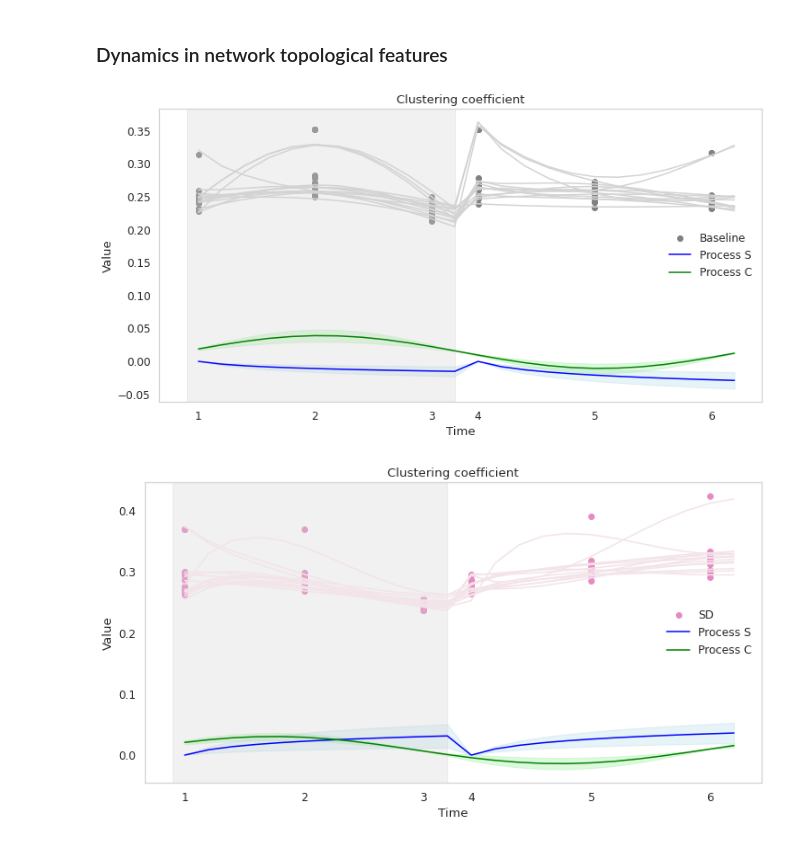
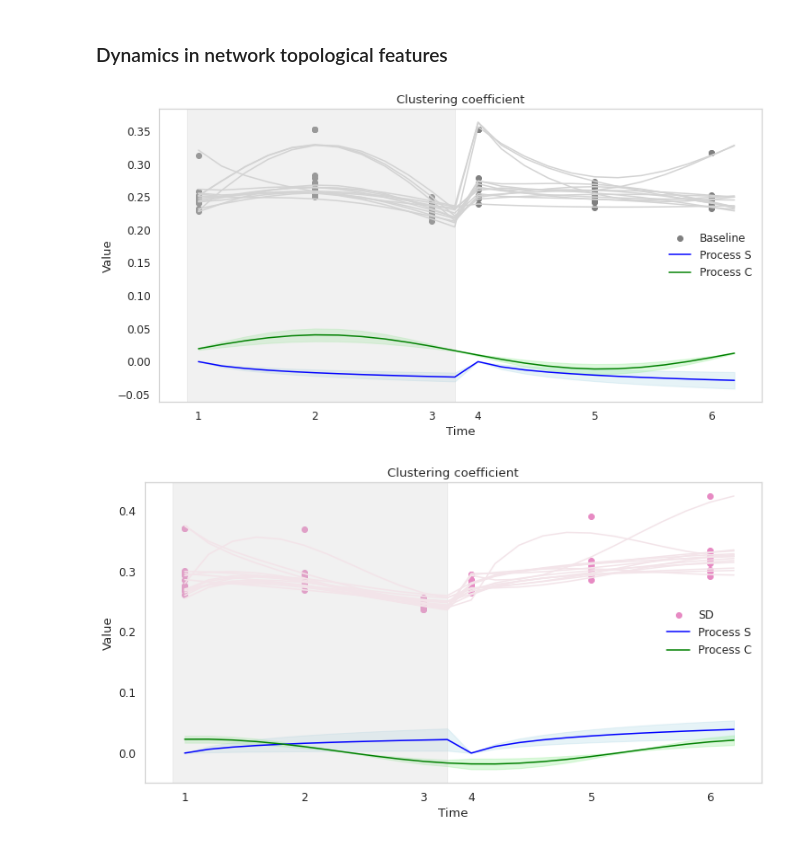
Before and after one commit to BISL-jypark/dynamics-in-sleep, a Jupyter notebook: src/sleep-deprivation-study.ipynb, the cells around one changed output. Saved outputs shown, nothing was run; the diff lists cells and outputs as text; code cells hidden in the pictures.

```diff
--- a/src/sleep-deprivation-study.ipynb
+++ b/src/sleep-deprivation-study.ipynb
@@ -430,7 +430,7 @@ def df_interpolate(dic):
 def func(x, a, b, c, d, e):
     return a + b*np.log(x) + c*np.cos(2*math.pi*(x+d)/24) + e
 
-def curve_fitting(subject_dict, time=None, func=func):
+def curve_fitting(subject_dict, time=None, f=func):
     if time == 'night' :
         dict_df = {'BS':pd.DataFrame(subject_dict['BS']).T[[0,1,2]], 'SD':pd.DataFrame(subject_dict['SD']).T[[0,1,2]]}
     elif time == 'day':
@@ -449,9 +449,10 @@ def curve_fitting(subject_dict, time=None, func=func):
             else :
                 xdata = np.array([0,4,8,12,16,20,24,28,32,36]) + 1
                 ydata = dict_df[prot].loc[subject].tolist()
-            if func == func_norm : popt, pcov = curve_fit(func_norm, xdata, ydata, absolute_sigma=True)
-            elif func == func_delay : popt, pcov = curve_fit(func_delay, xdata, ydata, absolute_sigma=True)
-            else : popt, pcov = curve_fit(func, xdata, ydata, absolute_sigma=True)
+            if f == func : popt, pcov = curve_fit(func, xdata, ydata, absolute_sigma=True)
+            else :
+                if f == func_norm : popt, pcov = curve_fit(func_norm, xdata, ydata)
+                elif f == func_delay : popt, pcov = curve_fit(func_delay, xdata, ydata) #, bounds=([-np.inf, -np.inf, 0, -np.inf], np.inf)
             Hparam[prot][subject] = popt
             std_err[prot][subject] = np.sqrt(np.diag(pcov))
     return Hparam, std_err
@@ -588,11 +589,11 @@ def circa_func(x, a, b, c, d):
     return a + b*np.cos(2*np.pi*x/24 + c) + d
 
 def func_norm(x, a, b, c, e):
-    d = 6
+    d = 2 * math.pi #The circadian peak is normally located at night.
     return a + b*np.log(x) + c*np.cos(2*math.pi*(x - d)/24) + e
 
 def func_delay(x, a, b, c, e):
-    d = 1
+    d = 1/2 * math.pi #The circadian peak is delayed when sleep is deprived.
     return a + b*np.log(x) + c*np.cos(2*math.pi*(x - d)/24) + e
 # %%
 Hparam_CC_night = {'BS':None, 'SD':None}; Hparam_CC_day = {'BS':None, 'SD':None}
@@ -609,8 +610,8 @@ df_night = pd.DataFrame(CC_subjects['BS']).T[[0,1,2]]
 df_night.columns = [1,6,11]; df_night = fillna(df_night, col=[i+1 for i in range(12)])
 df_day = pd.DataFrame(CC_subjects['BS']).T[[3,4,5]]
 df_day.columns = [1,6,11]; df_day = fillna(df_day, col=[i+1 for i in range(12)])
-Hparam_CC_night = curve_fitting(CC_subjects, time='night', func=func_norm)[0]
-Hparam_CC_day = curve_fitting(CC_subjects, time='day', func=func_norm)[0]
+Hparam_CC_night = curve_fitting(CC_subjects, time='night', f=func_norm)[0]
+Hparam_CC_day = curve_fitting(CC_subjects, time='day', f=func_norm)[0]
 
 fig, ax = plt.subplots()
 time = np.array([1,6,11,13,18,23])
@@ -642,9 +643,10 @@ plt.title("Clustering coefficient")
 plt.legend(frameon=False)
 plt.xlabel("Time"); plt.ylabel("Value")
 plt.xticks(time,[1,2,3,4,5,6])
+plt.savefig('../results/dynamics_cc_BS.png', dpi=300)
 plt.show()
 # %% [output]
-[figure, old version]
+[figure, new version]
 # %%
 # Dynamics in Clustering coefficient for SD group
 sns.set(rc={"figure.figsize":(12, 6), 'axes.edgecolor': 'lightgrey', 'axes.facecolor':'None'}, font_scale=1.1)
@@ -653,42 +655,43 @@ df_night = pd.DataFrame(CC_subjects['SD']).T[[0,1,2]]
 df_night.columns = [1,6,11]; df_night = fillna(df_night, col=[i+1 for i in range(12)])
 df_day = pd.DataFrame(CC_subjects['SD']).T[[3,4,5]]
 df_day.columns = [1,6,11]; df_day = fillna(df_day, col=[i+1 for i in range(12)])
-Hparam_CC_night = curve_fitting(CC_subjects, time='night', func=func_delay)[0]
-Hparam_CC_day = curve_fitting(CC_subjects, time='day', func=func_delay)[0]
+Hparam_CC_night = curve_fitting(CC_subjects, time='night', f=func_delay)[0]
+Hparam_CC_day = curve_fitting(CC_subjects, time='day', f=func_delay)[0]
 
 fig, ax = plt.subplots()
 time = np.array([1,6,11,13,18,23])
 plt.scatter(time, np.concatenate([np.mean(df_night, axis=0),np.mean(df_day, axis=0)])[time-1], color=sns.color_palette('Set2')[3], label='SD')
 
 for subject in set(sample_info.subject):
     plt.scatter(time, np.concatenate([df_night.loc[subject],df_day.loc[subject]])[time-1], color=sns.color_palette('Set2')[3])
     param_night = Hparam_CC_night['SD'][subject]; param_day = Hparam_CC_day['SD'][subject]
     y_night = func_delay(np.arange(1,13),param_night[0],param_night[1],param_night[2],param_night[3])
     y_day = func_delay(np.arange(1,13),param_day[0],param_day[1],param_day[2],param_day[3])
     plt.plot(np.arange(1,25), np.concatenate([y_night, y_day]), color='#F3E4E9')
     S_CC_night['SD'][subject] = param_night[1]*np.log(np.arange(1,13))
-    C_CC_night['SD'][subject] = param_night[2]*np.cos(2*math.pi*(np.arange(1,13)-3/2*math.pi)/24)
+    C_CC_night['SD'][subject] = param_night[2]*np.cos(2*math.pi*(np.arange(1,13)-1/2*math.pi)/24)
     S_CC_day['SD'][subject] = param_day[1]*np.log(np.arange(1,13))
-    C_CC_day['SD'][subject] = param_day[2]*np.cos(2*math.pi*(np.arange(1,13)-3/2*math.pi)/24)
+    C_CC_day['SD'][subject] = param_day[2]*np.cos(2*math.pi*(np.arange(1,13)-1/2*math.pi)/24)
 
 ys = np.concatenate([pd.DataFrame(S_CC_night['SD']).mean(axis=1), pd.DataFrame(S_CC_day['SD']).mean(axis=1)])
 error_s = np.concatenate([pd.DataFrame(S_CC_night['SD']).sem(axis=1), pd.DataFrame(S_CC_day['SD']).sem(axis=1)])
 ax.plot(np.arange(1,25), ys, color='blue', label='Process S')
 ax.fill_between(np.arange(1,25), ys - error_s, ys + error_s, color='lightblue', alpha=0.3)
 
 yc = np.concatenate([pd.DataFrame(C_CC_night['SD']).mean(axis=1), pd.DataFrame(C_CC_day['SD']).mean(axis=1)])
 yc_c = circa_func(np.arange(1,25), *curve_fit(circa_func, np.arange(1,25), yc)[0])
 error_c = np.concatenate([pd.DataFrame(C_CC_night['SD']).sem(axis=1), pd.DataFrame(C_CC_day['SD']).sem(axis=1)])
 ax.plot(np.arange(1,25), yc_c, color='green', label='Process C')
 ax.fill_between(np.arange(1,25), yc_c - error_c, yc_c + error_c, color='lightgreen', alpha=0.3)
 ax.axvspan(0.5, 12, color='lightgray', alpha=0.3)
 plt.title("Clustering coefficient")
 plt.legend(frameon=False)
 plt.xlabel("Time"); plt.ylabel("Value")
 plt.xticks(time,[1,2,3,4,5,6])
+plt.savefig('../results/dynamics_cc_SD.png', dpi=300)
 plt.show()
 # %% [output]
-[figure, old version]
+[figure, new version]
 # %%
 Hparam_ASS_night = {'BS':None, 'SD':None}; Hparam_ASS_day = {'BS':None, 'SD':None}
 
```
Also changed, not shown: parts of 4 cells of this notebook, 5 other files.
